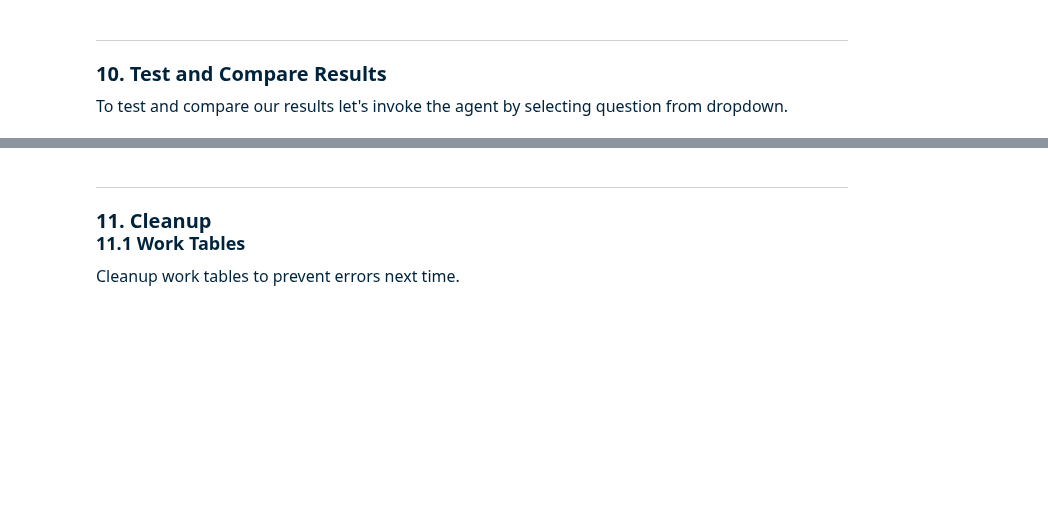
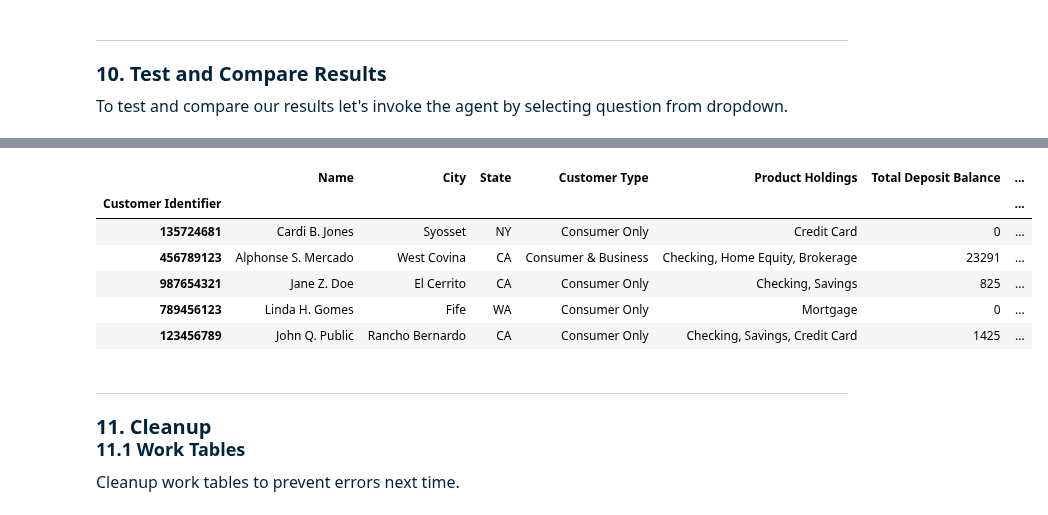
Before and after one commit to Teradata/jupyter-demos, a Jupyter notebook: UseCases/Chat_with_docs_GenAI/Teradata_Enterprise_VectorStore_VectorizingPDFs_GenAI_Python.ipynb, the cells around one changed output, grey strips where cells are left out. Saved outputs shown, nothing was run; the diff lists cells and outputs as text; code cells hidden in the pictures; blank space fills up the shorter version.

```diff
--- a/UseCases/Chat_with_docs_GenAI/Teradata_Enterprise_VectorStore_VectorizingPDFs_GenAI_Python.ipynb
+++ b/UseCases/Chat_with_docs_GenAI/Teradata_Enterprise_VectorStore_VectorizingPDFs_GenAI_Python.ipynb
@@ -1066,3 +1227,23 @@ def print_product(query_id):
+# %%
+cusomter360_augmented = complaints_data.to_pandas()
+cusomter360_augmented['num_of_question_asked'] = np.random.randint(8, 40, size=len(cusomter360_augmented))
+cusomter360_augmented['types of question'] = np.random.choice(['insurance', 'personal banking'], size=len(cusomter360_augmented))
+cusomter360_augmented['bank strategy'] = ['Insurance Manager to contact customer immediately',
+                                'Send Policy Letter from Insurance Servicing',
+                                'Insurance Banker to follow-up with Title Company for documentation and contact customer',
+                                'Insurance Manager to contact customer immediately',
+                                'All answered by chatbot, no action required']
+# %%
+pd.set_option('display.max_colwidth', None)
+cusomter360_augmented
+# %% [output]
+|  | Name | City | State | Customer Type | Product Holdings | Total Deposit Balance | ... |
+| Customer Identifier |  |  |  |  |  |  | ... |
+| 135724681 | Cardi B. Jones | Syosset | NY | Consumer Only | Credit Card | 0 | ... |
+| 456789123 | Alphonse S. Mercado | West Covina | CA | Consumer & Business | Checking, Home Equity, Brokerage | 23291 | ... |
+| 987654321 | Jane Z. Doe | El Cerrito | CA | Consumer Only | Checking, Savings | 825 | ... |
+| 789456123 | Linda H. Gomes | Fife | WA | Consumer Only | Mortgage | 0 | ... |
+| 123456789 | John Q. Public | Rancho Bernardo | CA | Consumer Only | Checking, Savings, Credit Card | 1425 | ... |
 # %% [markdown]
 <hr style='height:2px;border:none;background-color:#00233C;'>
 <b style = 'font-size:20px;font-family:Arial;color:#00233c'>11. Cleanup</b>
```
Also changed, not shown: parts of 40 cells of this notebook, 2 other files.
